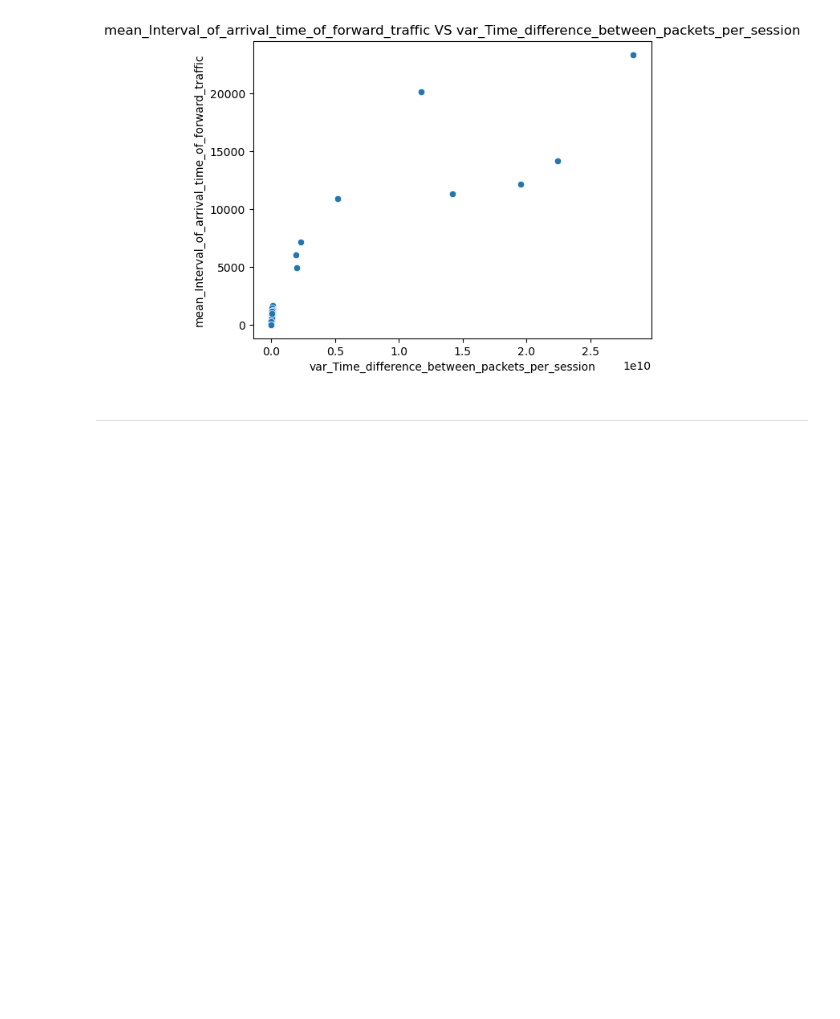
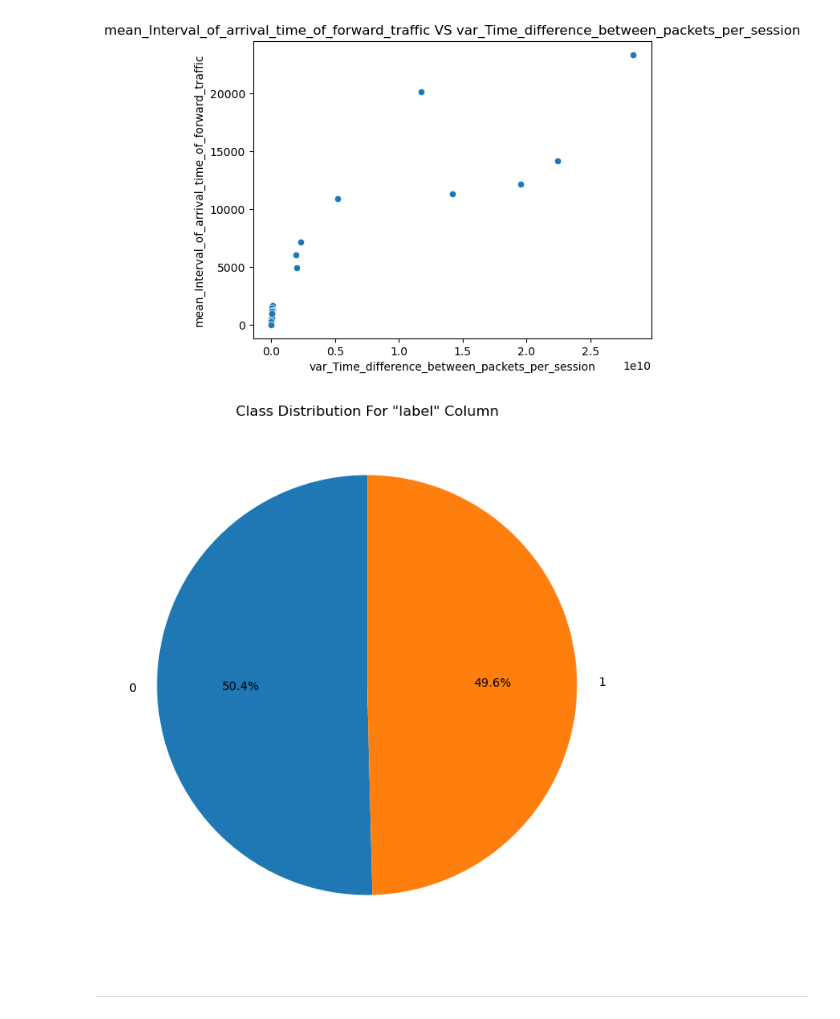
Before and after one commit to brero12/csis3290-Project03, a Jupyter notebook: Project03.ipynb, the cells around one changed output. Saved outputs shown, nothing was run; the diff lists cells and outputs as text; code cells hidden in the pictures; blank space fills up the shorter version.

```diff
--- a/Project03.ipynb
+++ b/Project03.ipynb
@@ -209,6 +274,15 @@ plt.title("mean_Interval_of_arrival_time_of_forward_traffic VS var_Time_differen
 plt.show()
 # %% [output]
 [figure]
+# %%
+# Assuming df is your DataFrame and 'target_column' is the target variable
+class_distribution = df['label'].value_counts()
+plt.figure(figsize=(8, 8))
+plt.pie(class_distribution, labels=class_distribution.index, autopct='%1.1f%%', startangle=90)
+plt.title('Class Distribution For "label" Column')
+plt.show()
+# %% [output]
+[figure, added]
 # %% [markdown]
 ___
 # %% [markdown]
```
Also changed, not shown: parts of 7 cells of this notebook.
